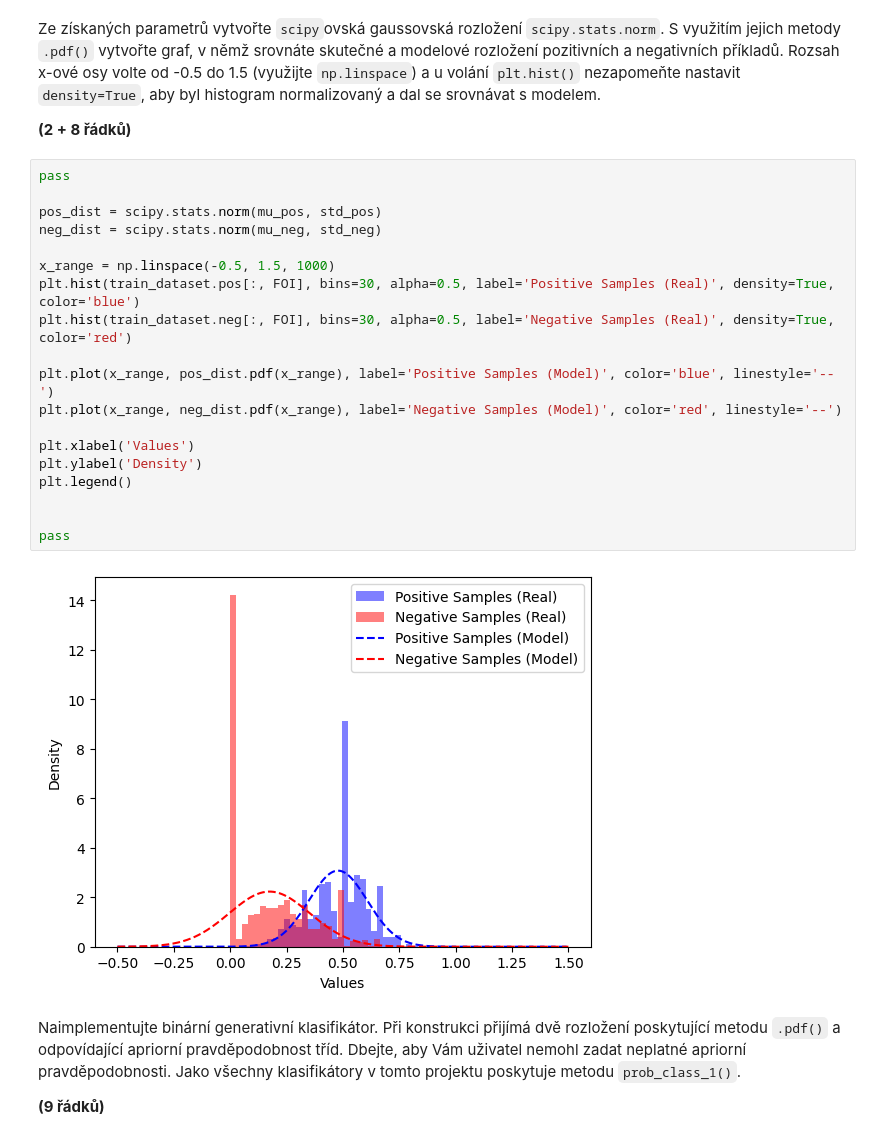
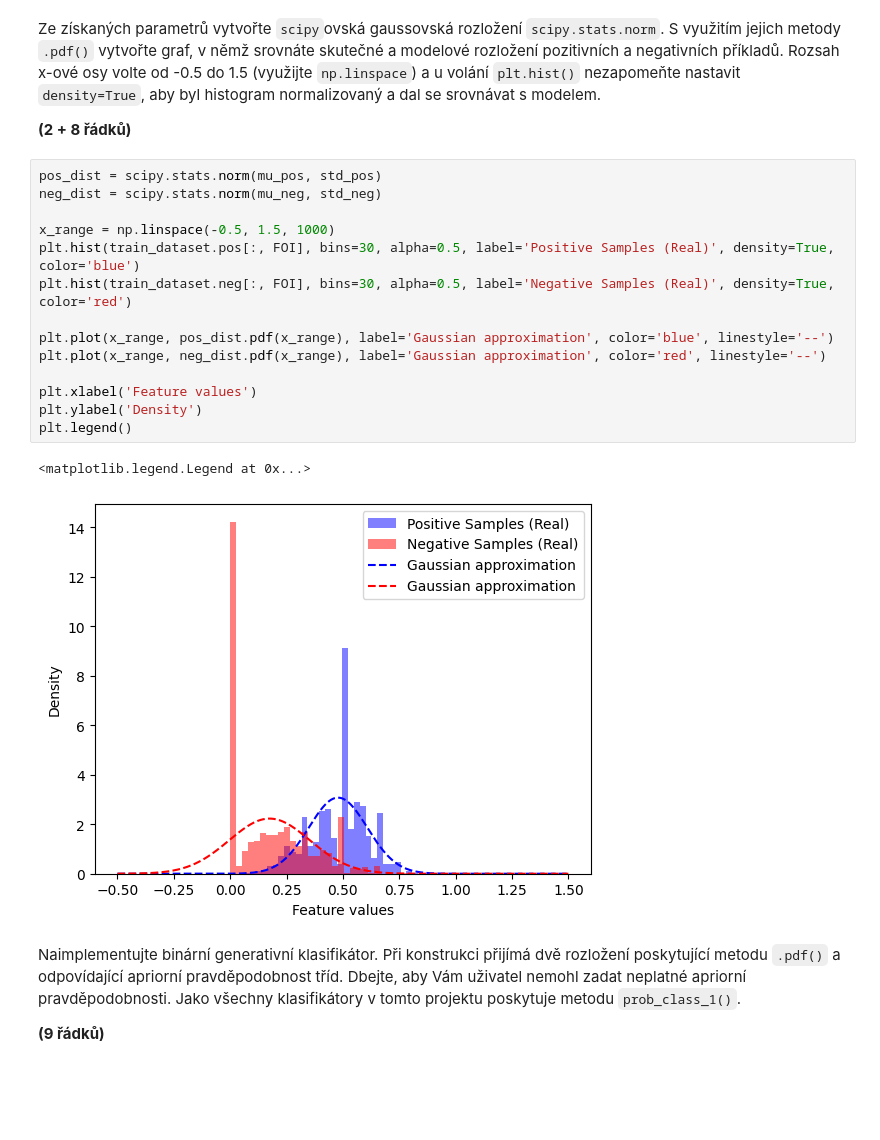
Before and after one commit to xplick04/SUI, a Jupyter notebook: proj2/zadani.ipynb, the cells around one changed output. Cells and saved outputs as stored; diff of their text form; blank space fills up the shorter version.

```diff
--- a/proj2/zadani.ipynb
+++ b/proj2/zadani.ipynb
@@ -151,26 +146,22 @@ Rozsah x-ové osy volte od -0.5 do 1.5 (využijte `np.linspace`) a u volání `p
 
 **(2 + 8 řádků)**
 # %%
-pass
-
 pos_dist = scipy.stats.norm(mu_pos, std_pos)
 neg_dist = scipy.stats.norm(mu_neg, std_neg)
 
 x_range = np.linspace(-0.5, 1.5, 1000)
 plt.hist(train_dataset.pos[:, FOI], bins=30, alpha=0.5, label='Positive Samples (Real)', density=True, color='blue')
 plt.hist(train_dataset.neg[:, FOI], bins=30, alpha=0.5, label='Negative Samples (Real)', density=True, color='red')
 
-plt.plot(x_range, pos_dist.pdf(x_range), label='Positive Samples (Model)', color='blue', linestyle='--')
-plt.plot(x_range, neg_dist.pdf(x_range), label='Negative Samples (Model)', color='red', linestyle='--')
+plt.plot(x_range, pos_dist.pdf(x_range), label='Gaussian approximation', color='blue', linestyle='--')
+plt.plot(x_range, neg_dist.pdf(x_range), label='Gaussian approximation', color='red', linestyle='--')
 
-plt.xlabel('Values')
+plt.xlabel('Feature values')
 plt.ylabel('Density')
 plt.legend()
-
-
-pass
 # %% [output]
+<matplotlib.legend.Legend at 0x...>
-[figure, old version]
+[figure, new version]
 # %% [markdown]
 Naimplementujte binární generativní klasifikátor.
 Při konstrukci přijímá dvě rozložení poskytující metodu `.pdf()` a odpovídající apriorní pravděpodobnost tříd.
```
Also changed, not shown: parts of 5 cells of this notebook.
